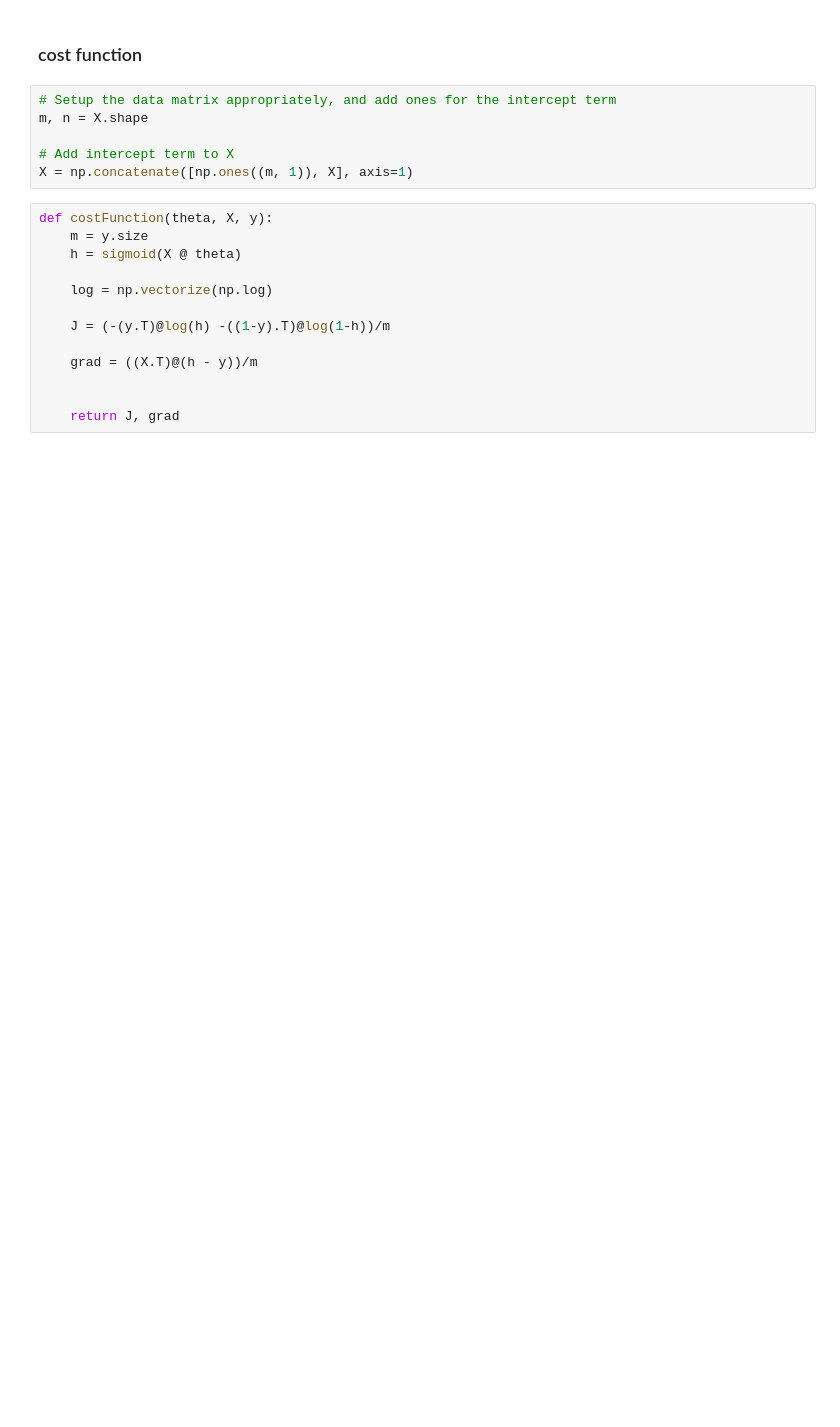
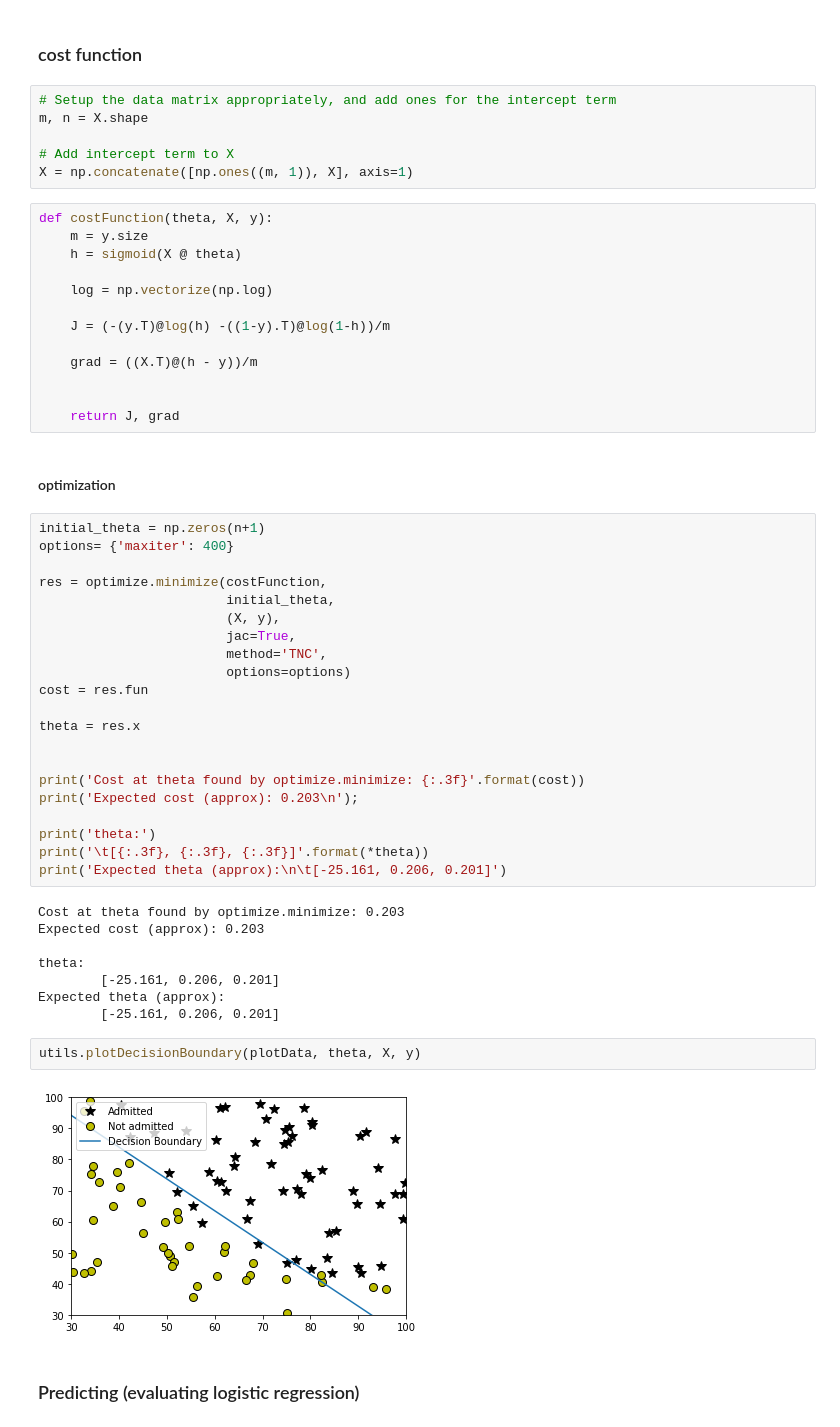
Before and after one commit to V1rex/ml-coursera-python-assignments, a Jupyter notebook: Exercise2/Week 3 cheatsheet .ipynb, the cells around one changed output. Saved outputs shown, nothing was run; the diff lists cells and outputs as text; blank space fills up the shorter version.

```diff
--- a/Exercise2/Week 3 cheatsheet .ipynb
+++ b/Exercise2/Week 3 cheatsheet .ipynb
@@ -87,3 +77,40 @@ def costFunction(theta, X, y):
 
 
     return J, grad
+# %% [markdown]
+#### optimization
+# %%
+initial_theta = np.zeros(n+1)
+options= {'maxiter': 400}
+
+res = optimize.minimize(costFunction,
+                        initial_theta,
+                        (X, y),
+                        jac=True,
+                        method='TNC',
+                        options=options)
+cost = res.fun
+
+theta = res.x
+
+
+print('Cost at theta found by optimize.minimize: {:.3f}'.format(cost))
+print('Expected cost (approx): 0.203\n');
+
+print('theta:')
+print('\t[{:.3f}, {:.3f}, {:.3f}]'.format(*theta))
+print('Expected theta (approx):\n\t[-25.161, 0.206, 0.201]')
+# %% [output]
+Cost at theta found by optimize.minimize: 0.203
+Expected cost (approx): 0.203
+
+theta:
+        [-25.161, 0.206, 0.201]
+Expected theta (approx):
+        [-25.161, 0.206, 0.201]
+# %%
+utils.plotDecisionBoundary(plotData, theta, X, y)
+# %% [output]
+[figure, added]
+# %% [markdown]
+### Predicting (evaluating logistic regression)
```
Also changed, not shown: parts of 4 cells of this notebook, 1 other file.
